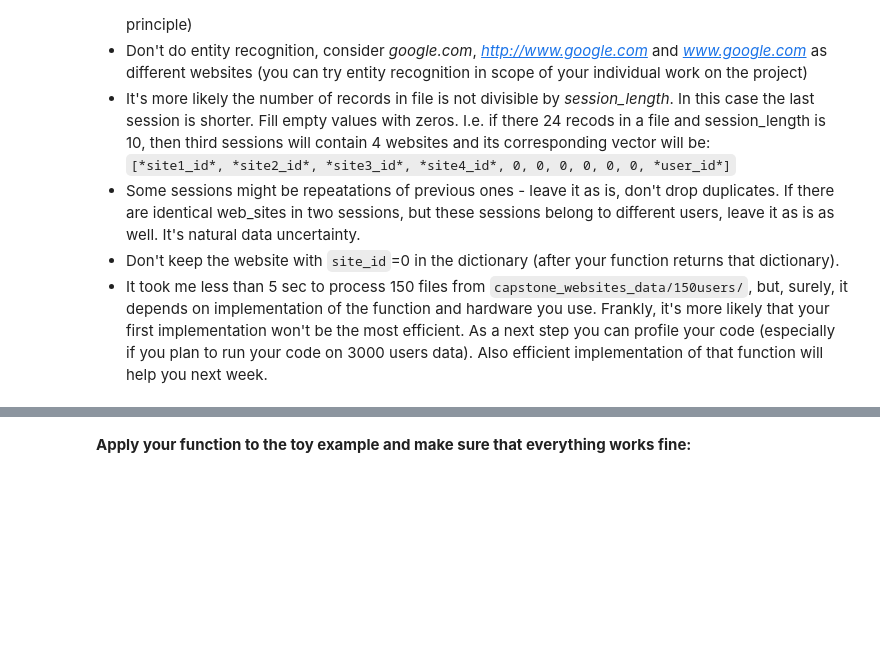
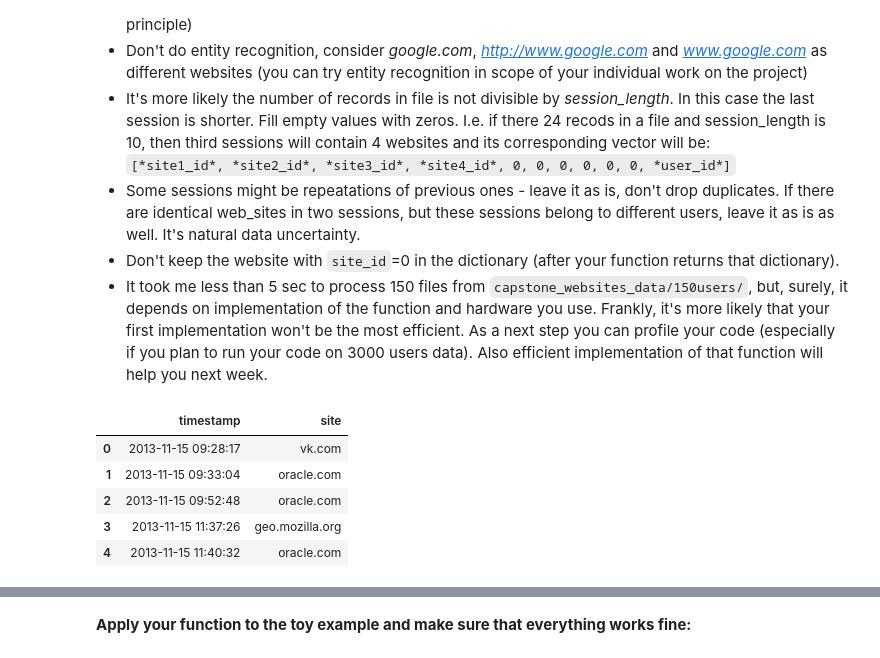
Before and after one commit to roundEgg/mlcourse.ai, a Jupyter notebook: jupyter_english/project_alice/week1_prepare_dataset.ipynb, the cells around one changed output, grey strips where cells are left out. Cells and saved outputs as stored; diff of their text form; code cells hidden in the pictures; blank space fills up the shorter version.

```diff
--- a/jupyter_english/project_alice/week1_prepare_dataset.ipynb
+++ b/jupyter_english/project_alice/week1_prepare_dataset.ipynb
@@ -292,0 +319,10 @@ def prepare_train_set(path_to_csv_files, session_length=10):
+# %%
+df_test = pd.read_csv('../../data/capstone_user_identification/3users/user0001.csv')
+df_test.head()
+# %% [output]
+|  | timestamp | site |
+| 0 | 2013-11-15 09:28:17 | vk.com |
+| 1 | 2013-11-15 09:33:04 | oracle.com |
+| 2 | 2013-11-15 09:52:48 | oracle.com |
+| 3 | 2013-11-15 11:37:26 | geo.mozilla.org |
+| 4 | 2013-11-15 11:40:32 | oracle.com |
```
Also changed, not shown: parts of 7 cells of this notebook.
